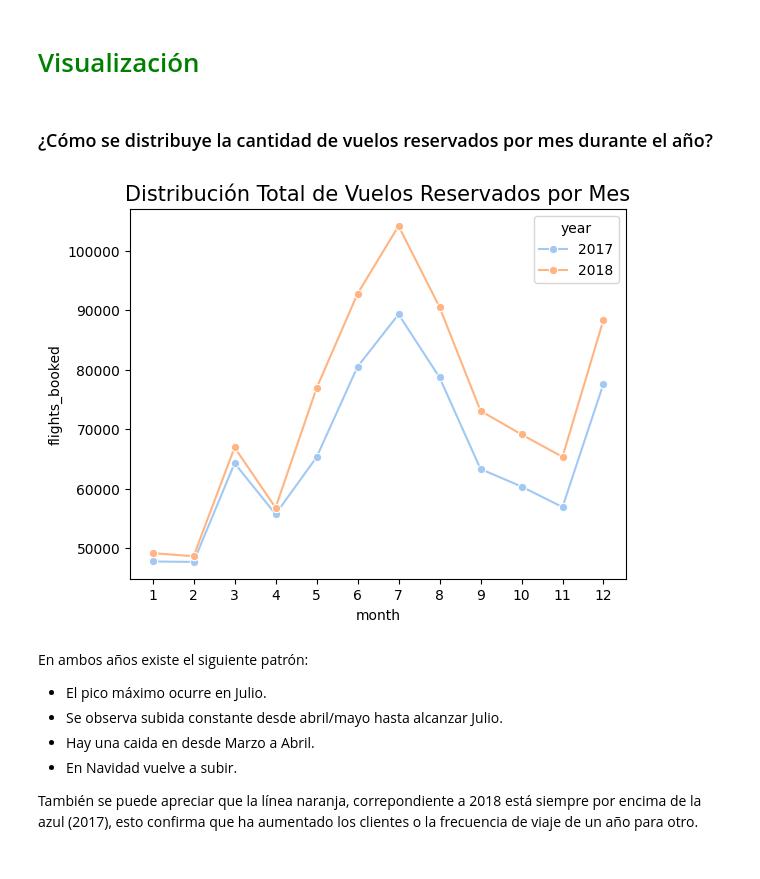
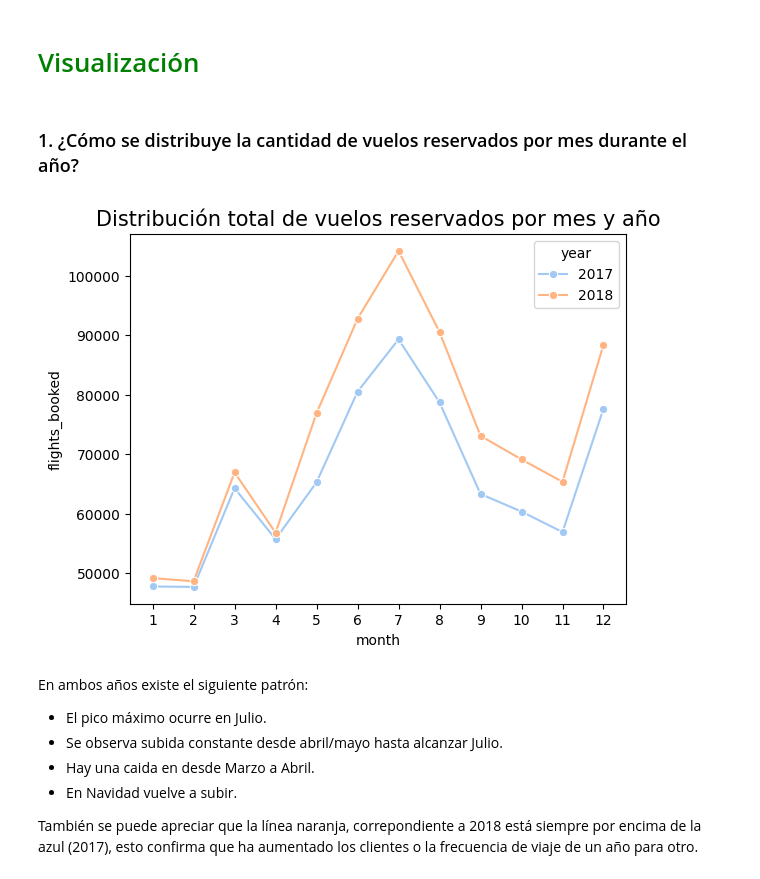
Before and after one commit to Adalab/bda-modulo-3-evaluacion-final-Lumo88-1, a Jupyter notebook: 03 Analisis_estadistico.ipynb, the cells around one changed output. Drawn from its saved outputs; the diff is of its cells as text; code cells hidden in the pictures.

Commit message:
Visualización finalizada

```diff
--- a/03 Analisis_estadistico.ipynb
+++ b/03 Analisis_estadistico.ipynb
@@ -237,14 +237,14 @@ dtype: float64
 # %% [markdown]
 # <font color="green">Visualización</font>
 # %% [markdown]
-### ¿Cómo se distribuye la cantidad de vuelos reservados por mes durante el año?
+### 1. ¿Cómo se distribuye la cantidad de vuelos reservados por mes durante el año?
 # %%
 sns.lineplot(data=df_final, x='month', y='flights_booked', hue='year',
              marker='o', palette='pastel', estimator='sum', errorbar=None)
-plt.title('Distribución Total de Vuelos Reservados por Mes', fontsize=15)
+plt.title('Distribución total de vuelos reservados por mes y año', fontsize=15)
 plt.xticks(range(1, 13)); # Aseguramos que se vean todos los meses del 1 al 12;
 # %% [output]
-[figure, old version]
+[figure, new version]
 # %% [markdown]
 En ambos años existe el siguiente patrón:
 
```
Also changed, not shown: parts of 15 cells of this notebook, 1 other file.
